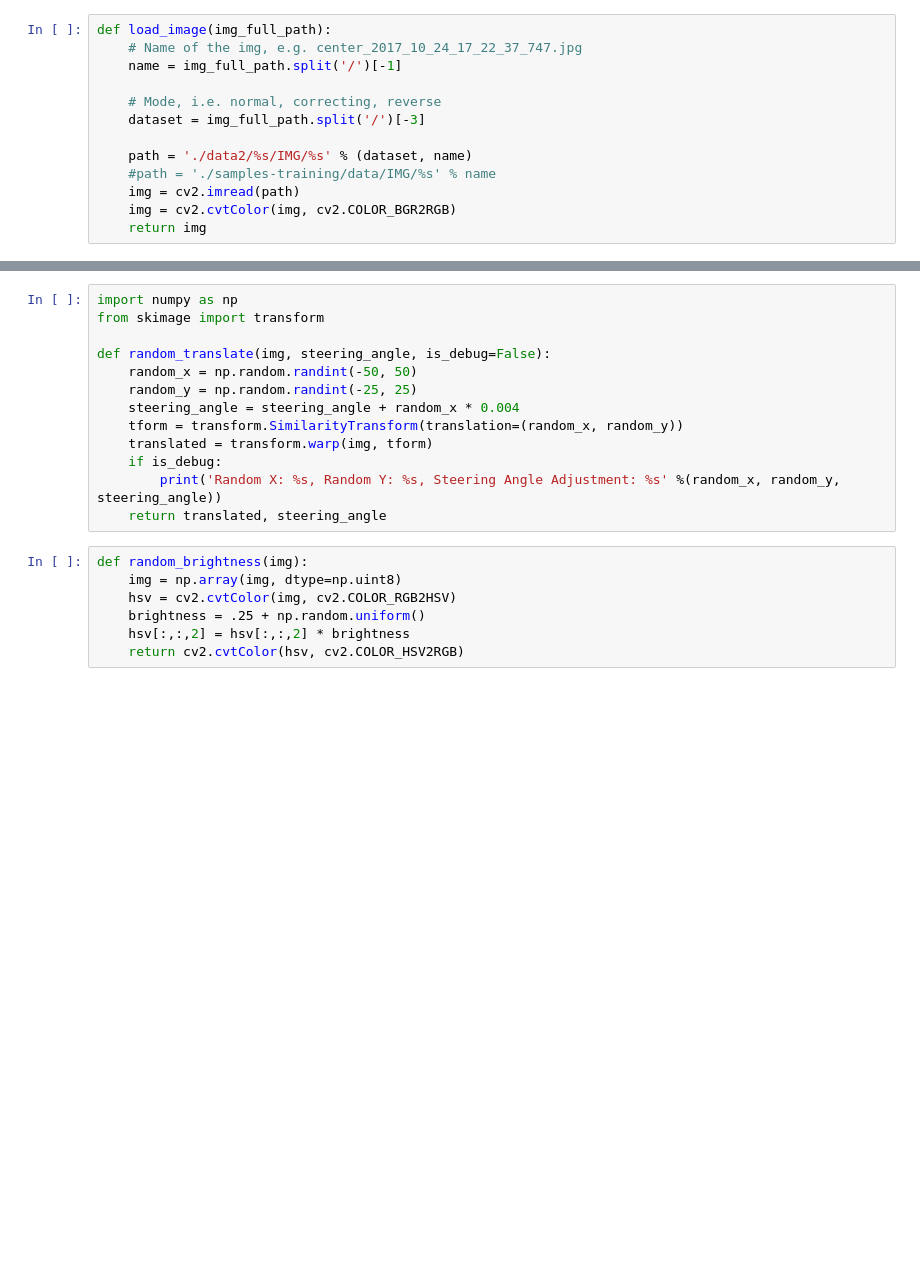
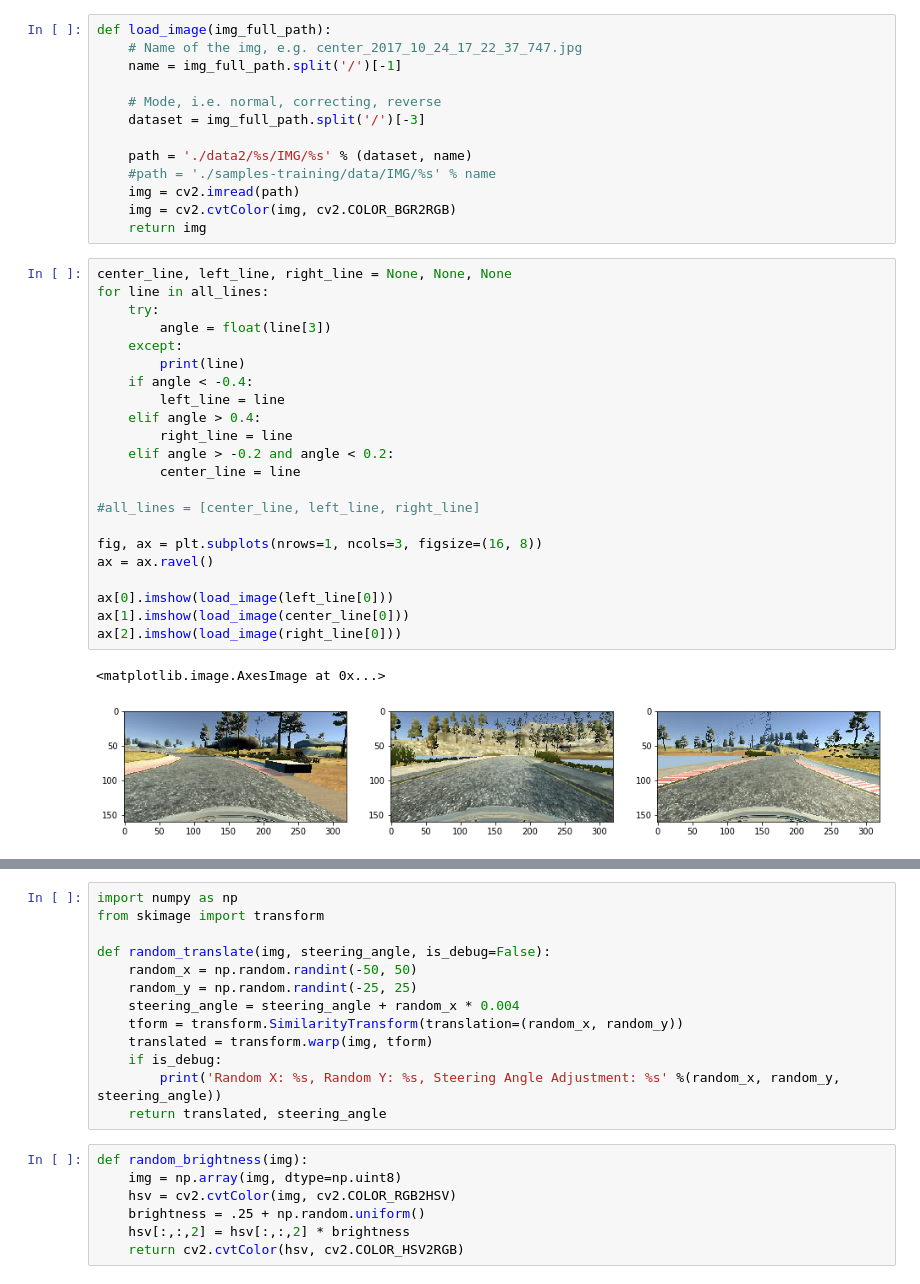
Before and after one commit to kevinwestern/CarND-Behavioral-Cloning-P3, a Jupyter notebook: model.ipynb, the cells around one changed output, grey strips where cells are left out. Drawn from its saved outputs; the diff is of its cells as text; blank space fills up the shorter version.

```diff
--- a/model.ipynb
+++ b/model.ipynb
@@ -102,6 +93,31 @@ def load_image(img_full_path):
     img = cv2.imread(path)
     img = cv2.cvtColor(img, cv2.COLOR_BGR2RGB)
     return img
+# %%
+center_line, left_line, right_line = None, None, None
+for line in all_lines:
+    try:
+        angle = float(line[3])
+    except:
+        print(line)
+    if angle < -0.4:
+        left_line = line
+    elif angle > 0.4:
+        right_line = line
+    elif angle > -0.2 and angle < 0.2:
+        center_line = line
+
+#all_lines = [center_line, left_line, right_line]
+
+fig, ax = plt.subplots(nrows=1, ncols=3, figsize=(16, 8))
+ax = ax.ravel()
+
+ax[0].imshow(load_image(left_line[0]))
+ax[1].imshow(load_image(center_line[0]))
+ax[2].imshow(load_image(right_line[0]))
+# %% [output]
+<matplotlib.image.AxesImage at 0x...>
+[figure, added]
 # %%
 import matplotlib.pyplot as plt
 %matplotlib inline
```
Also changed, not shown: parts of 12 cells of this notebook, 1 other file.
